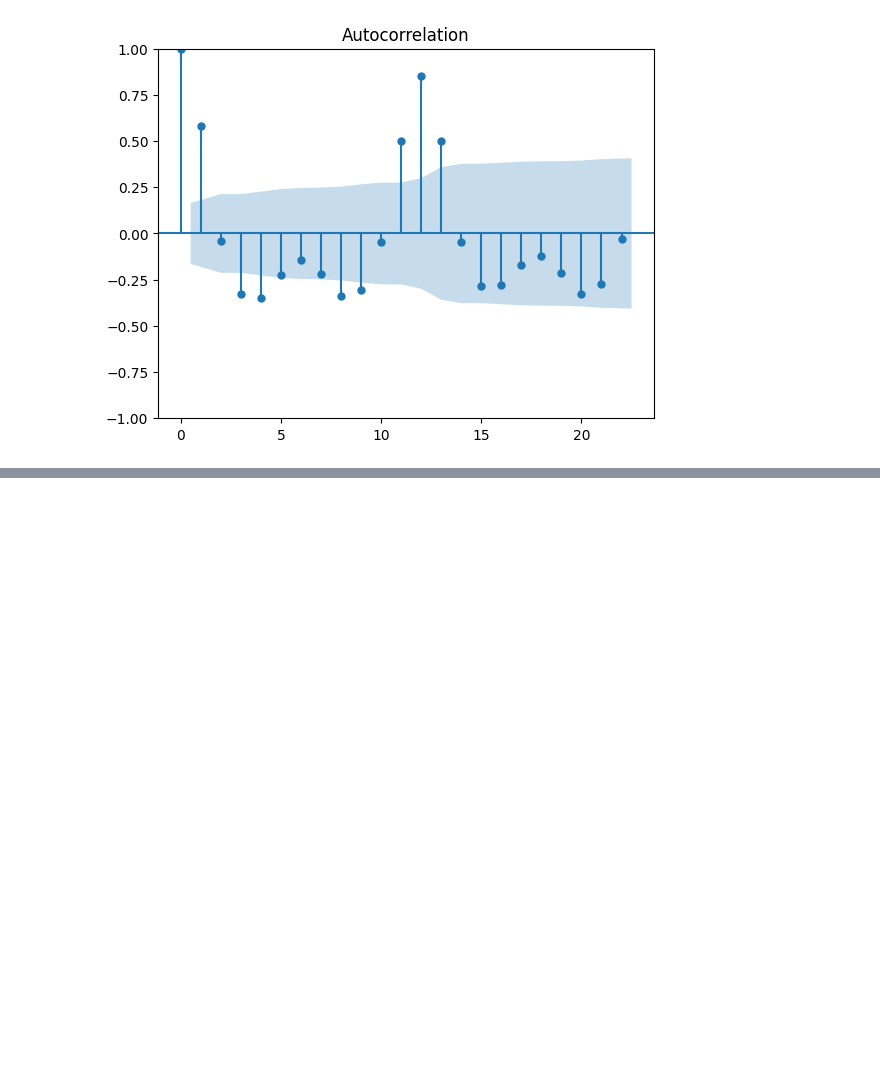
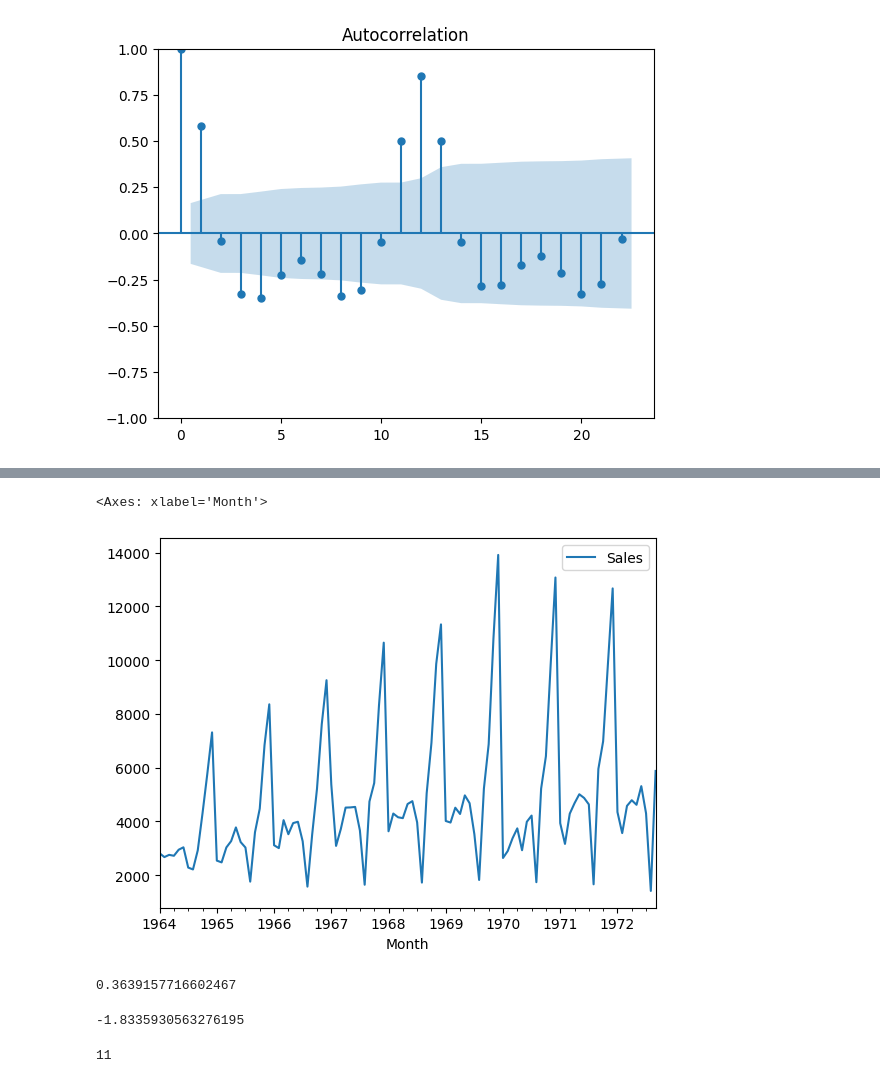
Before and after one commit to AhmAdO9/Machine_learning, a Jupyter notebook: TimeSeriesAnalysis/TimeSeriesAnalysis.ipynb, the cells around one changed output, grey strips where cells are left out. Cells and saved outputs as stored; diff of their text form; code cells hidden in the pictures; blank space fills up the shorter version.

```diff
--- a/TimeSeriesAnalysis/TimeSeriesAnalysis.ipynb
+++ b/TimeSeriesAnalysis/TimeSeriesAnalysis.ipynb
@@ -948,0 +968,2 @@ acf = plot_acf(df['Passenger Second Difference'].dropna())
+# %%
+df.dropna(inplace=True)
@@ -948,0 +976,2 @@ acf = plot_acf(df['Passenger Second Difference'].dropna())
+# %%
+df.rename(columns={'Perrin Freres monthly champagne sales millions ?64-?72':'Sales'}, inplace=True)
@@ -948,0 +1014,4 @@ acf = plot_acf(df['Passenger Second Difference'].dropna())
+# %%
+df.set_index('Month', drop=True, inplace=True)
+# %%
+df.index = pd.to_datetime(df.index)
@@ -948,0 +1058,5 @@ acf = plot_acf(df['Passenger Second Difference'].dropna())
+# %%
+df.plot()
+# %% [output]
+<Axes: xlabel='Month'>
+[figure, added]
@@ -948,0 +1067,12 @@ acf = plot_acf(df['Passenger Second Difference'].dropna())
+# %%
+test_result[1]
+# %% [output]
+0.3639157716602467
+# %%
+test_result[0]
+# %% [output]
+-1.8335930563276195
+# %%
+test_result[2]
+# %% [output]
+11
```
Also changed, not shown: parts of 37 cells of this notebook.
